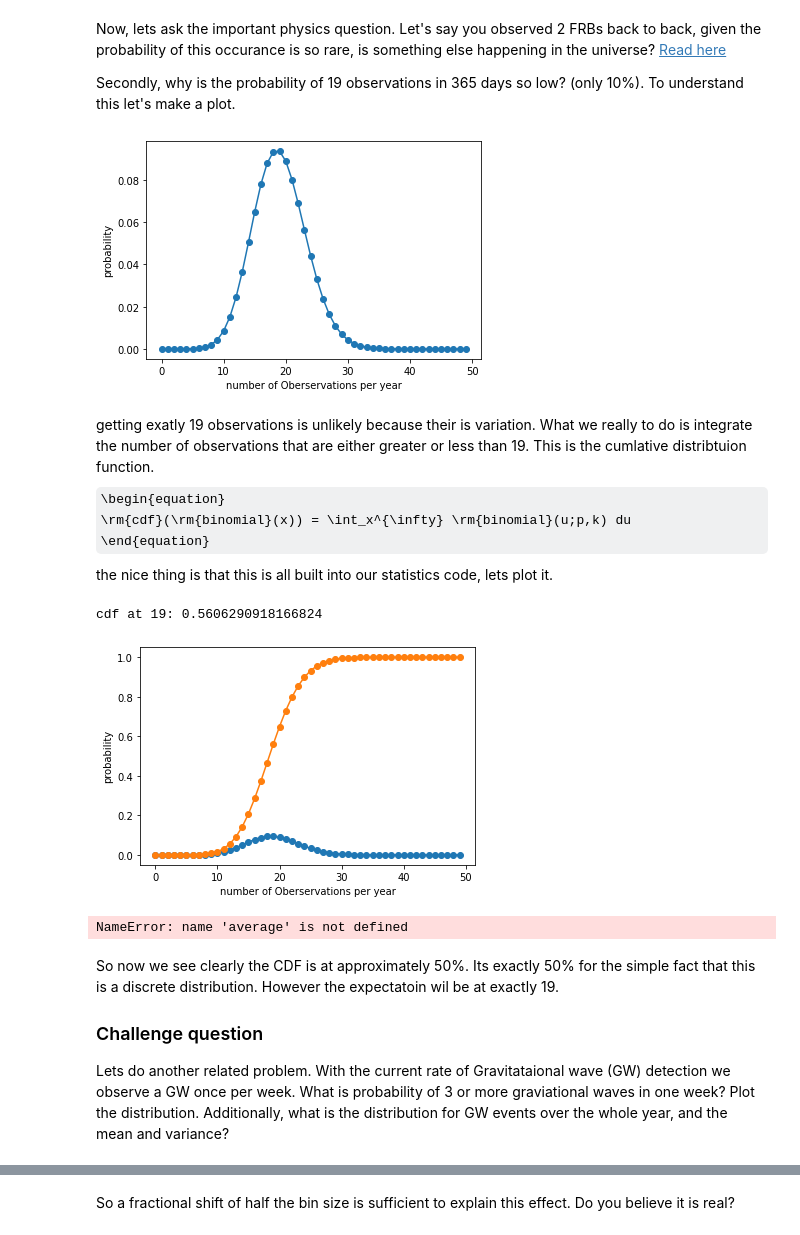
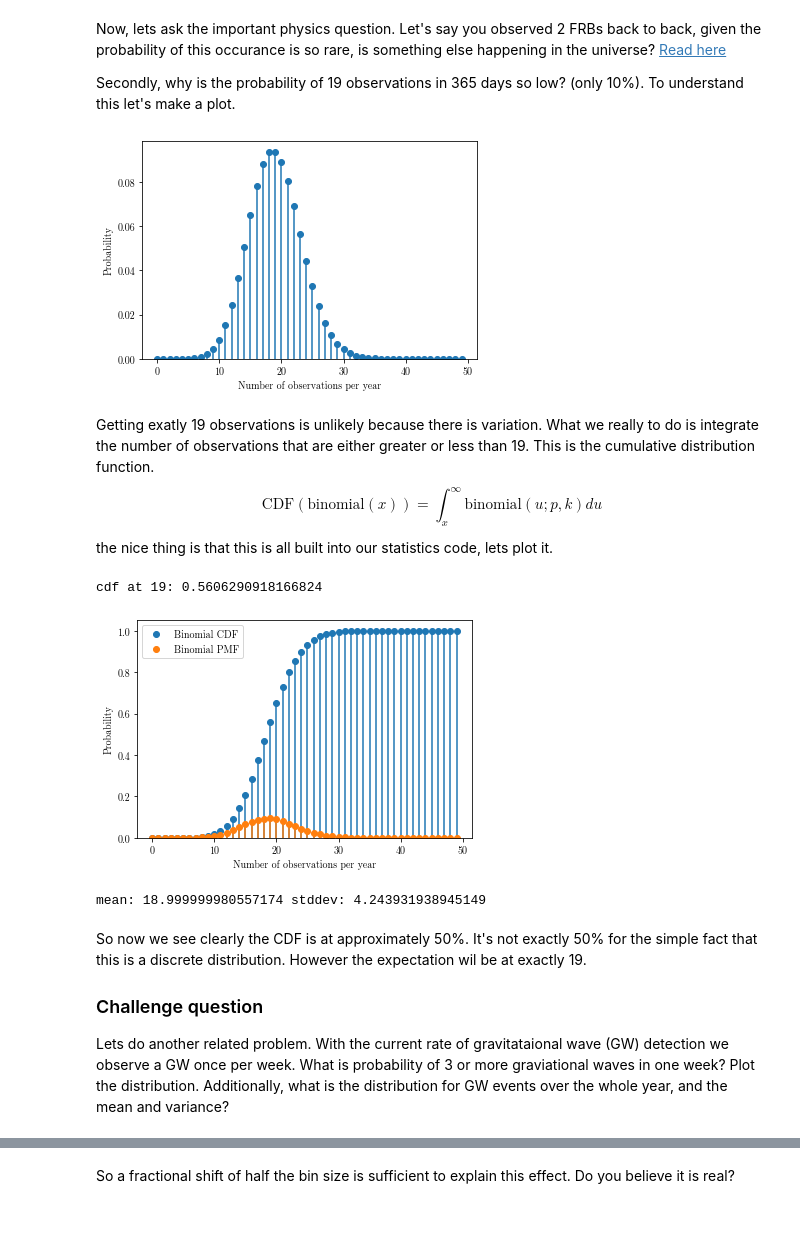
Before and after one commit to violatingcp/MIT_8.S50, a Jupyter notebook: Lecture2/Lecture_02_v1.ipynb, the cells around one changed output, grey strips where cells are left out. Saved outputs shown, nothing was run; the diff lists cells and outputs as text; code cells hidden in the pictures; some formulas as TeX source.

```diff
--- a/Lecture2/Lecture_02_v1.ipynb
+++ b/Lecture2/Lecture_02_v1.ipynb
@@ -155,42 +159,55 @@ n=365
 k=np.arange(0,50)
 binomial=stats.binom.pmf(k,n,p)
 
-plt.plot(k,binomial,'o-')
-plt.xlabel("number of Oberservations per year")
-plt.ylabel("probability")
+plt.plot(k,binomial,'o')
+plt.vlines(k,0, binomial)
+plt.ylim(bottom=0)
+
+plt.xlabel("Number of observations per year")
+plt.ylabel("Probability")
 plt.show()
 # %% [output]
-[figure, old version]
+[figure, new version]
 # %% [markdown]
-getting exatly 19 observations is unlikely because their is variation. What we really to do is integrate the number of observations that are either greater or less than 19. This is the cumlative distribtuion function.
+Getting exatly 19 observations is unlikely because there is variation. What we really to do is integrate the number of observations that are either greater or less than 19. This is the cumulative distribution function.
 \begin{equation}
-\rm{cdf}(\rm{binomial}(x)) = \int_x^{\infty} \rm{binomial}(u;p,k) du
+\mathrm{CDF}(\mathrm{binomial}(x)) = \int_x^{\infty} \mathrm{binomial}(u;p,k) du
 \end{equation}
 the nice thing is that this is all built into our statistics code, lets plot it.
 # %%
 p=19/365
 n=365
 k=np.arange(0,50)
 binomial=stats.binom.pmf(k,n,p)
 binomialcdf=stats.binom.cdf(k,n,p)
 print("cdf at 19:",stats.binom.cdf(19,n,p))
-plt.plot(k,binomial,'o-')
-plt.plot(k,binomialcdf,'o-')
-plt.xlabel("number of Oberservations per year")
-plt.ylabel("probability")
+
+plt.plot(k,binomialcdf,'o', label="Binomial CDF")
+plt.vlines(k,0, binomialcdf, color=plt.gca().lines[-1].get_color())
+plt.ylim(bottom=0)
+
+plt.plot(k,binomial,'o', label="Binomial PMF")
+plt.vlines(k,0, binomial, color=plt.gca().lines[-1].get_color())
+plt.ylim(bottom=0)
+
+plt.xlabel("Number of observations per year")
+plt.ylabel("Probability")
+plt.legend()
 plt.show()
-mean     = np.average(k, weights=binomial)
-variance = np.average((k-average)**2, weights=binomial)
+
+
+mean = np.average(k, weights=binomial)
+variance = np.average((k-mean)**2, weights=binomial)
 print("mean:",mean,"stddev:",np.sqrt(variance))
 # %% [output]
 cdf at 19: 0.5606290918166824
-[figure, old version]
+[figure, new version]
-NameError: name 'average' is not defined
+mean: 18.999999980557174 stddev: 4.243931938945149
 # %% [markdown]
-So now we see clearly the CDF is at approximately 50%. Its  exactly 50% for the simple fact that this is a discrete distribution. However the expectatoin wil be at exactly 19.
+So now we see clearly the CDF is at approximately 50%. It's not exactly 50% for the simple fact that this is a discrete distribution. However the expectation wil be at exactly 19.
 
 ### Challenge question
-Lets do another related problem. With the current rate of Gravitataional wave (GW) detection we observe a GW once per week. What is probability of 3 or more graviational waves in one week? Plot the distribution. Additionally, what is the distribution for GW events over the whole year, and the mean and variance?
+Lets do another related problem. With the current rate of gravitataional wave (GW) detection we observe a GW once per week. What is probability of 3 or more graviational waves in one week? Plot the distribution. Additionally, what is the distribution for GW events over the whole year, and the mean and variance?
 # %%
 #solution
 n=7.
```
Also changed, not shown: parts of 36 cells of this notebook.
